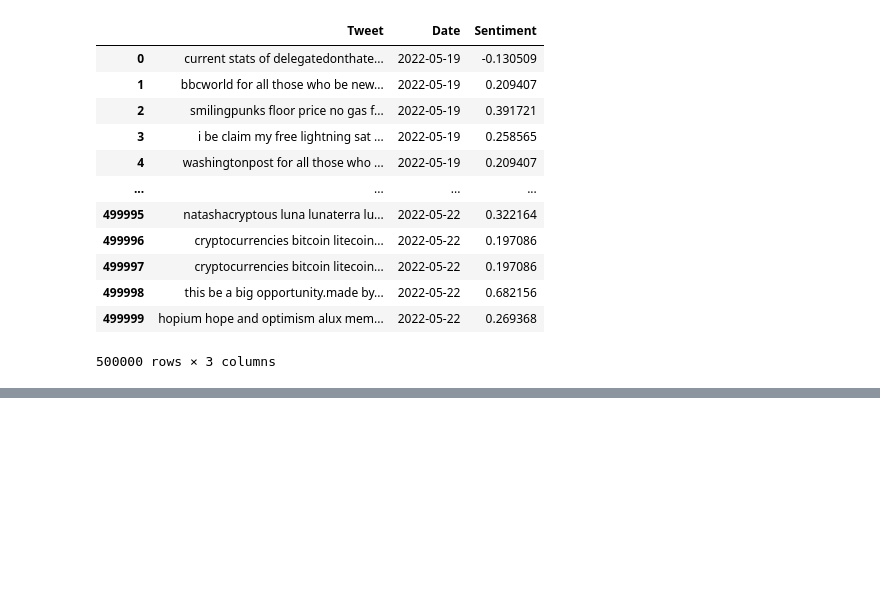
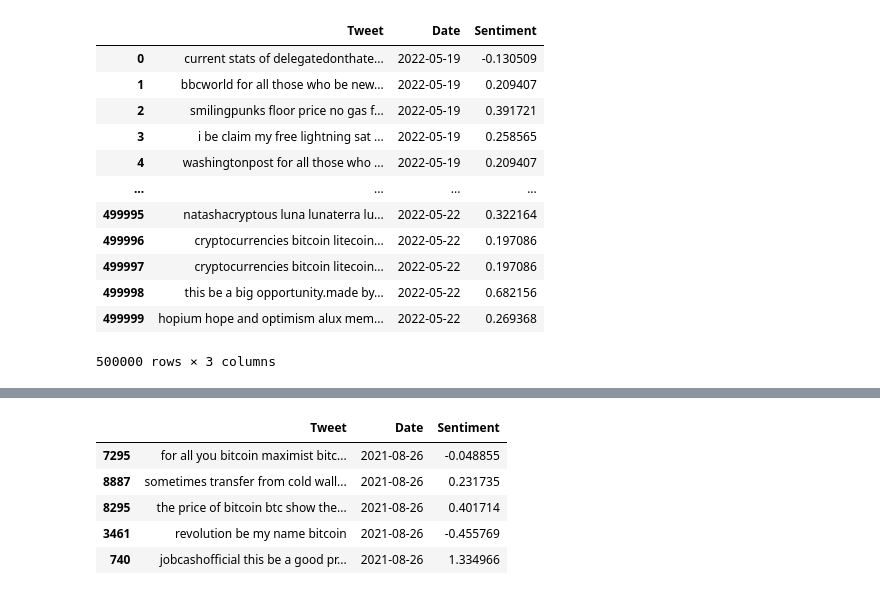
Before and after one commit to joshbrook/BTC-Sentiment-Analysis, a Jupyter notebook: preprocessing.ipynb, the cells around one changed output, grey strips where cells are left out. Cells and saved outputs as stored; diff of their text form; code cells hidden in the pictures; blank space fills up the shorter version.

Commit message:
import big dataset and prepare for preprocessing

```diff
--- a/preprocessing.ipynb
+++ b/preprocessing.ipynb
@@ -315,0 +400,52 @@ df.to_csv("data/api_tagged.csv")
+# %%
+import string
+from nltk.stem import WordNetLemmatizer
+from nltk.corpus import wordnet as wn
+
+def wn_pos(tag):
+    if tag.startswith('J'):
+        return wn.ADJ
+    if tag.startswith('V'):
+        return wn.VERB
+    if tag.startswith('N'):
+        return wn.NOUN
+    if tag.startswith('R'):
+        return wn.ADV
+    return None
+
+lem_tweets = []
+lem = WordNetLemmatizer()
+
+for tweet in reduced_tagged:
+    lemmas = []
+
+    for word, tag in tweet:
+        wn_tag = wn_pos(tag)
+
+        if wn_pos(tag) is not None:
+            lemmas.append(lem.lemmatize(word, wn_tag))
+        else:
+            lemmas.append(lem.lemmatize(word))
+
+    lem_tweets.append(lemmas)
+# %%
+joined = [" ".join(tweet) for tweet in lem_tweets]
+
+big = pd.DataFrame({"Date" : reduced["date"],
+                    "Tweet" : joined})
+big
+# %%
+big_counts = count.transform(big["Tweet"])
+big_tfidf = tfidf_transformer.transform(big_counts)
+
+r_pred = ridge_opt.predict(big_tfidf)
+
+df = pd.DataFrame(zip(big["Tweet"], big["Date"], r_pred), columns=["Tweet", "Date", "Sentiment"])
+df.sample(5)
+# %% [output]
+|  | Tweet | Date | Sentiment |
+| 7295 | for all you bitcoin maximist bitc... | 2021-08-26 | -0.048855 |
+| 8887 | sometimes transfer from cold wall... | 2021-08-26 | 0.231735 |
+| 8295 | the price of bitcoin btc show the... | 2021-08-26 | 0.401714 |
+| 3461 | revolution be my name bitcoin | 2021-08-26 | -0.455769 |
+| 740 | jobcashofficial this be a good pr... | 2021-08-26 | 1.334966 |
```
Also changed, not shown: parts of 10 cells of this notebook, 1 other file.
